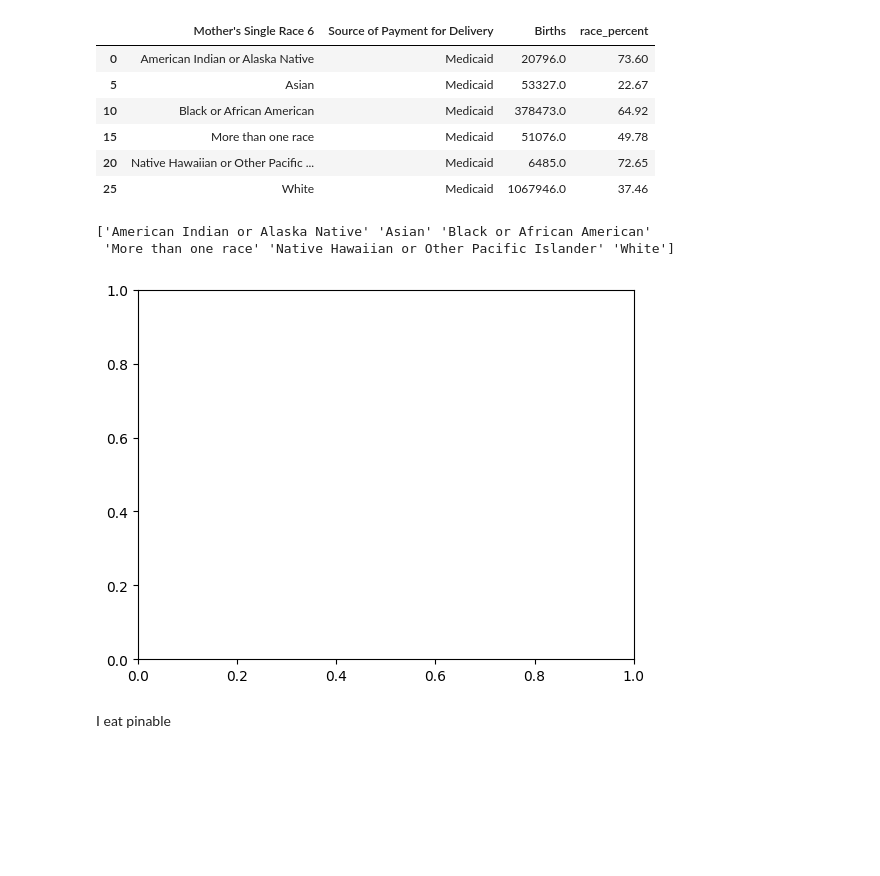
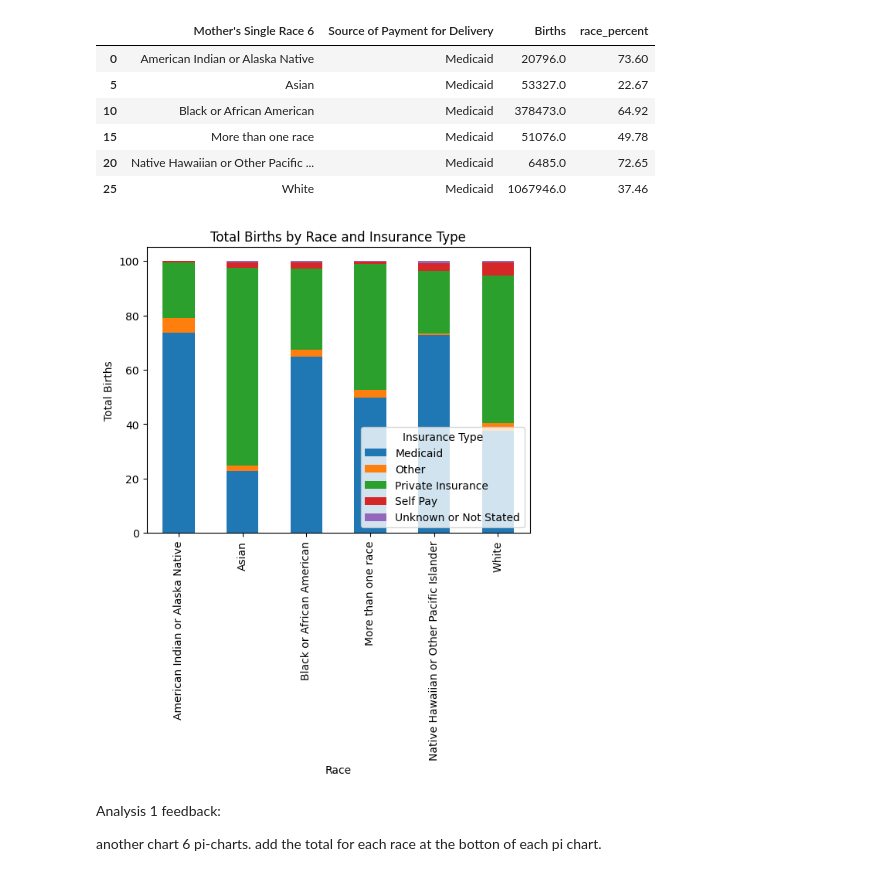
Before and after one commit to bdaqiq01/family_planning, a Jupyter notebook: child_Birth_expenses.ipynb, the cells around one changed output. Cells and saved outputs as stored; diff of their text form; code cells hidden in the pictures; blank space fills up the shorter version.

Commit message:
analysis 1: relationship between method of payment for child birth and race

```diff
--- a/child_Birth_expenses.ipynb
+++ b/child_Birth_expenses.ipynb
@@ -96,17 +96,21 @@ subset
 | 20 | Native Hawaiian or Other Pacific ... | Medicaid | 6485.0 | 72.65 |
 | 25 | White | Medicaid | 1067946.0 | 37.46 |
 # %%
-
-fig, ax = plt.subplots()
-races = race_payment['Mother\'s Single Race 6'].unique()
+df = pd.DataFrame(race_payment)
+pivot_data = df.pivot( index= "Mother's Single Race 6", columns= 'Source of Payment for Delivery', values= 'race_percent')
+#fig, ax = plt.subplots()
+#races = race_payment['Mother\'s Single Race 6'].unique()
 
 
 #for race in list of
 
-#ax.bar(race_payment["Mother's Single Race 6"], race_payment['race_percent'])
+#ax.bar(race_payment["Mother's Single Race 6"], race_payment['Births'])
+
+pivot_data.plot(kind='bar', stacked=True)
+plt.xlabel('Race')
+plt.ylabel('Total Births')
+plt.title('Total Births by Race and Insurance Type')
+plt.legend(title='Insurance Type')
+plt.show()
 # %% [output]
-['American Indian or Alaska Native' 'Asian' 'Black or African American'
- 'More than one race' 'Native Hawaiian or Other Pacific Islander' 'White']
-[figure, old version]
+[figure, new version]
-# %% [markdown]
-I eat pinable
@@ -114,0 +117,4 @@ I eat pinable
+# %% [markdown]
+Analysis 1 feedback:
+
+another chart 6 pi-charts. add the total for each race at the botton of each pi chart.
```
Also changed, not shown: parts of 1 cell of this notebook, 2 other files.
